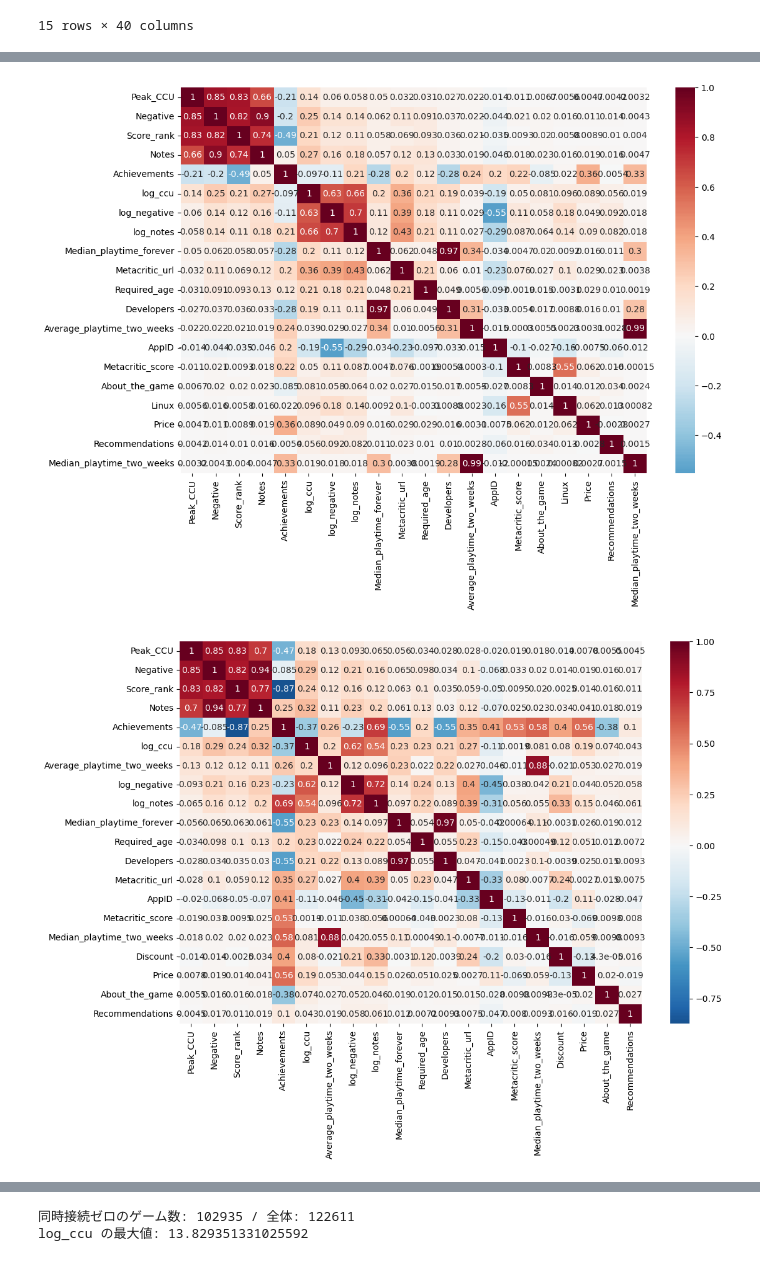
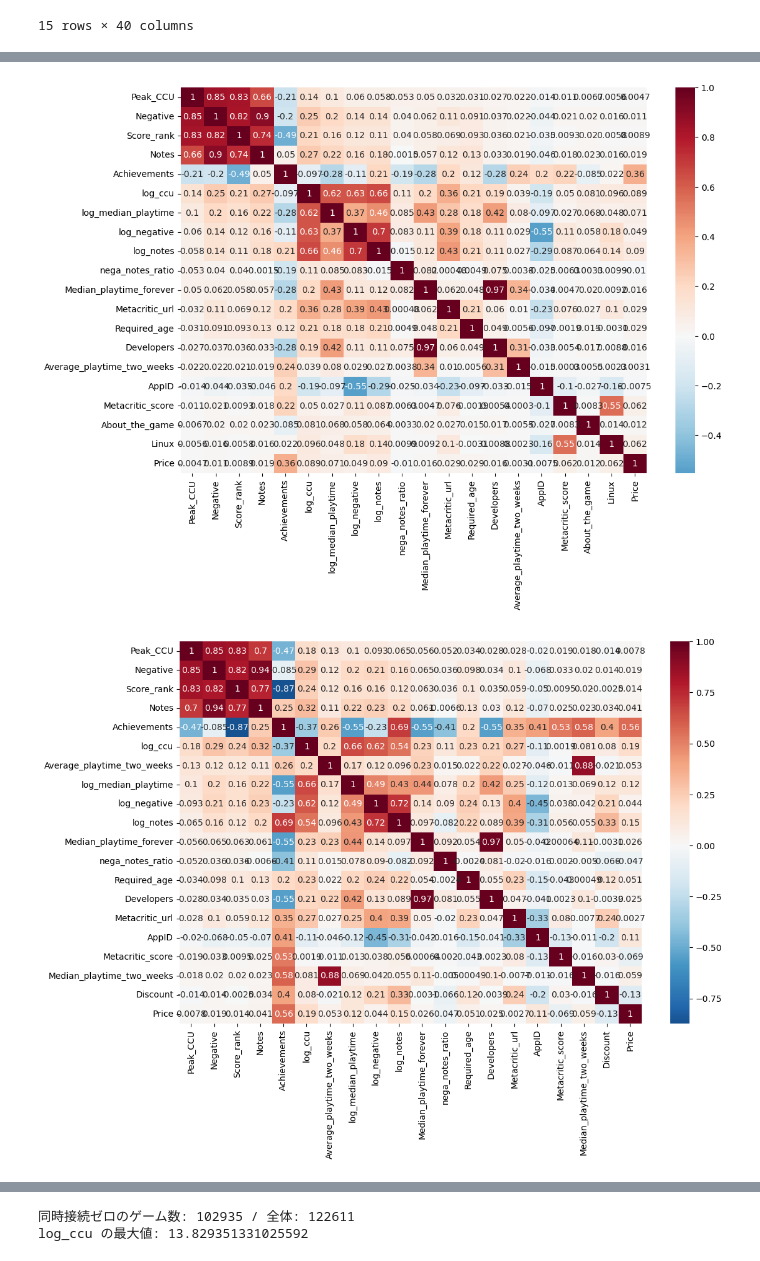
Before and after one commit to shuhei-kuroiwa/cml_study_log, a Jupyter notebook: implementations:/sandbox.ipynb, the cells around one changed output, grey strips where cells are left out. Drawn from its saved outputs; the diff is of its cells as text; code cells hidden in the pictures.

```diff
--- a/implementations:/sandbox.ipynb
+++ b/implementations:/sandbox.ipynb
@@ -46,6 +57,7 @@ df_clean = df_clean.dropna(subset=['Price', 'Peak CCU'])
 # スペースをアンダースコアに置換
 df.columns = [c.replace(' ', '_') for c in df.columns]
 # %%
+df['nega_notes_ratio'] = df['Negative'] / (df['Notes'] + 1)
 df['log_ccu'] = np.log(df['Peak_CCU'] + 1)
 df['log_negative'] = np.log(df['Negative'] + 1)
 df['log_notes'] = np.log(df['Notes'] + 1)
@@ -124,8 +136,11 @@ dtype: int64
 #ヘックマンの2段階推定もどき、
 df_active = df[df['Peak_CCU'] > 0].copy()
 
+df_100 = df[df['Peak_CCU'] >= 100].copy()
+df_100.describe()
+
 # 1. 1000以上で絞る
-df_pro = df[df['Peak_CCU'] >= 100].copy()
-df_pro.describe()
+df_1000 = df[df['Peak_CCU'] >= 1000].copy()
+df_1000.describe()
 # %% [output]
 |  | AppID | Peak_CCU | Required_age | Price | Discount | About_the_game | Metacritic_url | Positive | ... |
@@ -141,27 +156,35 @@ df_pro.describe()
 # %%
 top_corr_cols = df.corr(numeric_only=True)['Peak_CCU'].abs().sort_values(ascending=False).head(20).index
 top_corr_matrix = df[top_corr_cols].corr()
 
 plt.figure(figsize=(12, 8))
 # plt.title('すべてのデータ', size=20)  # 図のタイトル   size=は省略可能
 sns.heatmap(top_corr_matrix, annot=True, cmap='RdBu_r', center=0)
 plt.show()
 
 top_corr_cols = df_active.corr(numeric_only=True)['Peak_CCU'].abs().sort_values(ascending=False).head(20).index
 top_corr_matrix = df_active[top_corr_cols].corr()
 
 plt.figure(figsize=(12, 8))
 # plt.title('Peak_CCU > 0 のデータ', size=20)  # 図のタイトル   size=は省略可能
 sns.heatmap(top_corr_matrix, annot=True, cmap='RdBu_r', center=0)
 plt.show()
 
-top_corr_cols = df_pro.corr(numeric_only=True)['Peak_CCU'].abs().sort_values(ascending=False).head(20).index
-top_corr_matrix = df_pro[top_corr_cols].corr()
+top_corr_cols = df_100.corr(numeric_only=True)['Peak_CCU'].abs().sort_values(ascending=False).head(20).index
+top_corr_matrix = df_100[top_corr_cols].corr()
 
 plt.figure(figsize=(12, 8))
 # plt.title('Peak_CCU > 0 のデータ', size=20)  # 図のタイトル   size=は省略可能
 sns.heatmap(top_corr_matrix, annot=True, cmap='RdBu_r', center=0)
 plt.show()
+
+top_corr_cols = df_1000.corr(numeric_only=True)['Peak_CCU'].abs().sort_values(ascending=False).head(20).index
+top_corr_matrix = df_1000[top_corr_cols].corr()
+
+plt.figure(figsize=(12, 8))
+# plt.title('Peak_CCU > 0 のデータ', size=20)  # 図のタイトル   size=は省略可能
+sns.heatmap(top_corr_matrix, annot=True, cmap='RdBu_r', center=0)
+plt.show()
 # %% [output]
-[figure, old version]
+[figure, new version]
-[figure, old version]
+[figure, new version]
```
Also changed, not shown: parts of 8 cells of this notebook.
